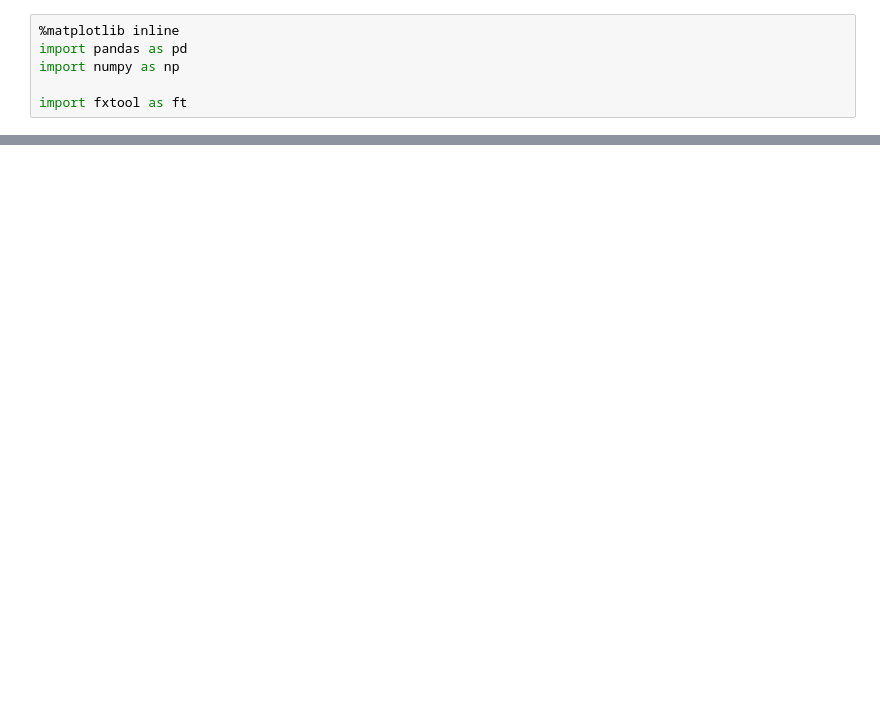
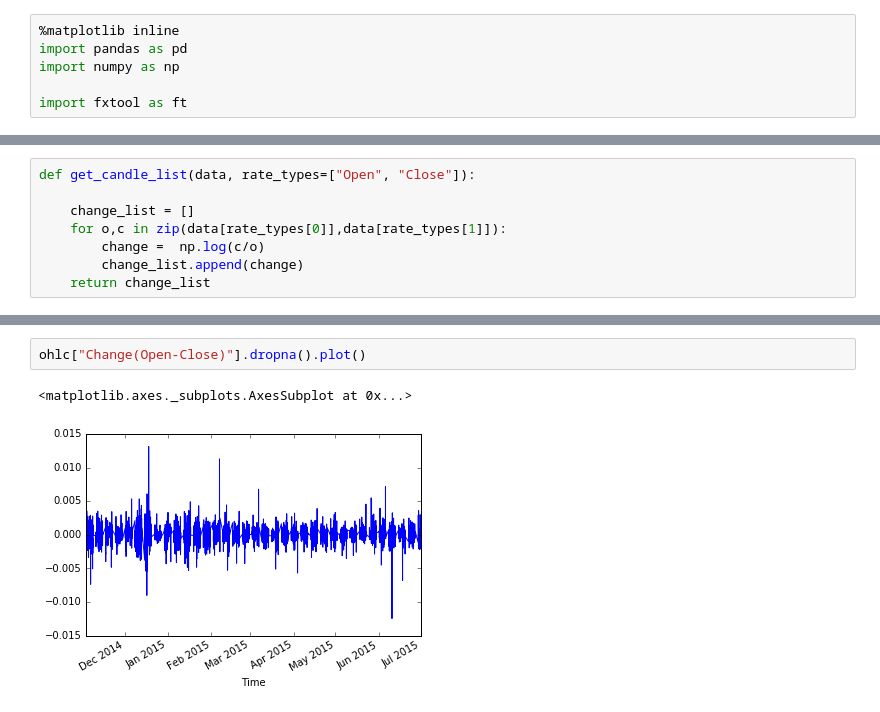
Before and after one commit to Tdual/fx, a Jupyter notebook: fx_tensorflow.ipynb, the cells around one changed output, grey strips where cells are left out. Cells and saved outputs as stored; diff of their text form; blank space fills up the shorter version.

```diff
--- a/fx_tensorflow.ipynb
+++ b/fx_tensorflow.ipynb
@@ -26,2 +19,10 @@ def get_change_list(data, rate_type="Close"):
     return change_list
+# %%
+def get_candle_list(data, rate_types=["Open", "Close"]):
+
+    change_list = []
+    for o,c in zip(data[rate_types[0]],data[rate_types[1]]):
+        change =  np.log(c/o)
+        change_list.append(change)
+    return change_list
 # %%
@@ -31 +62,6 @@ data = ft.read_csv(["201506"])
+# %%
+ohlc["Change(Open-Close)"].dropna().plot()
+# %% [output]
+<matplotlib.axes._subplots.AxesSubplot at 0x...>
+[figure, added]
 # %%
```
Also changed, not shown: parts of 7 cells of this notebook.
